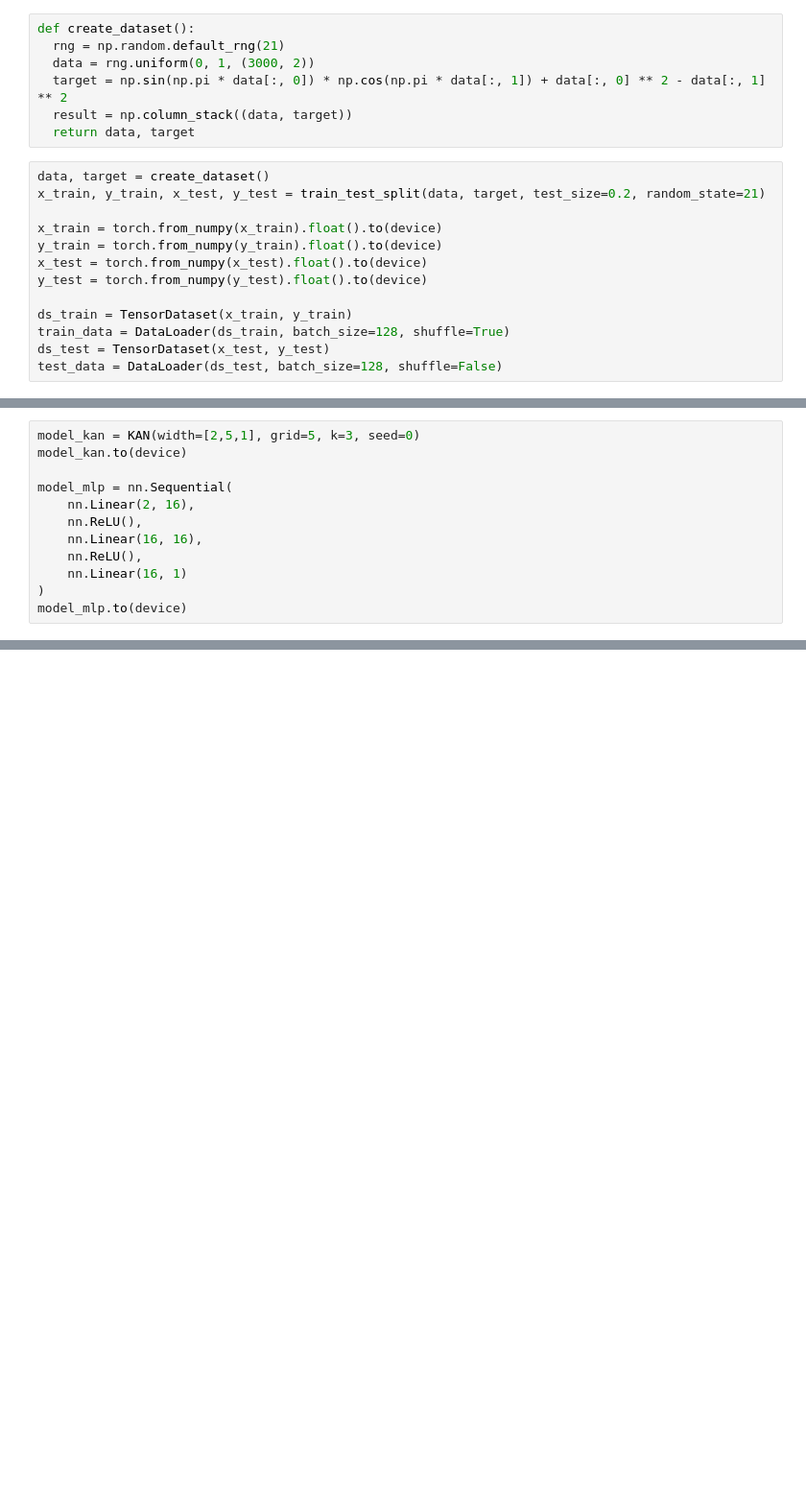
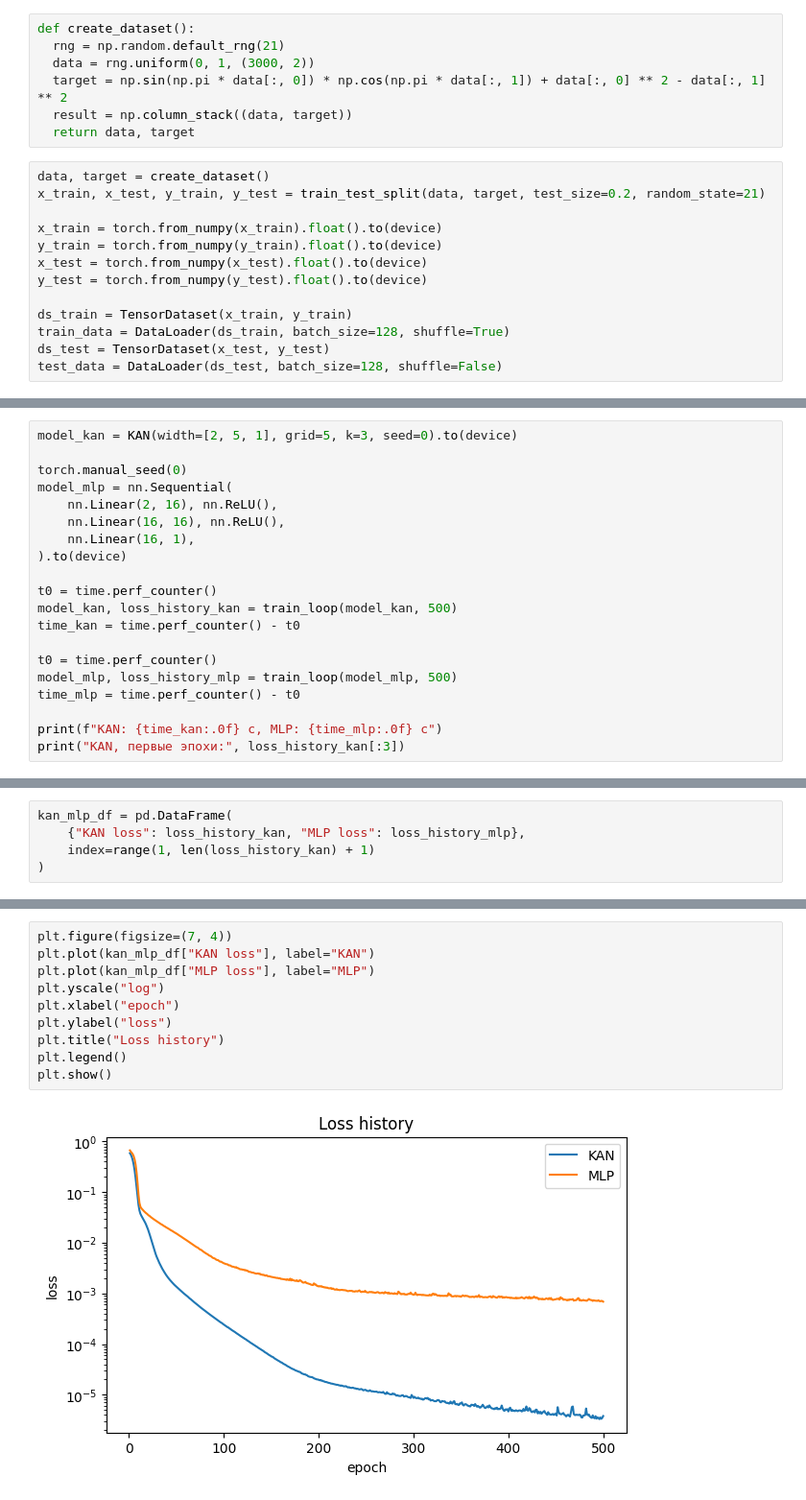
Before and after one commit to CactusDataMafia/dl_sem_7, a Jupyter notebook: Lab1.ipynb, the cells around one changed output, grey strips where cells are left out. Shown at 96% size. Drawn from its saved outputs; the diff is of its cells as text; blank space fills up the shorter version.

```diff
--- a/Lab1.ipynb
+++ b/Lab1.ipynb
@@ -641,7 +640,7 @@ def create_dataset():
   return data, target
 # %%
 data, target = create_dataset()
-x_train, y_train, x_test, y_test = train_test_split(data, target, test_size=0.2, random_state=21)
+x_train, x_test, y_train, y_test = train_test_split(data, target, test_size=0.2, random_state=21)
 
 x_train = torch.from_numpy(x_train).float().to(device)
 y_train = torch.from_numpy(y_train).float().to(device)
@@ -655,15 +680,23 @@ test_data = DataLoader(ds_test, batch_size=128, shuffle=False)
 # %%
-model_kan = KAN(width=[2,5,1], grid=5, k=3, seed=0)
-model_kan.to(device)
+model_kan = KAN(width=[2, 5, 1], grid=5, k=3, seed=0).to(device)
 
+torch.manual_seed(0)
 model_mlp = nn.Sequential(
-    nn.Linear(2, 16),
-    nn.ReLU(),
-    nn.Linear(16, 16),
-    nn.ReLU(),
-    nn.Linear(16, 1)
-)
-model_mlp.to(device)
+    nn.Linear(2, 16), nn.ReLU(),
+    nn.Linear(16, 16), nn.ReLU(),
+    nn.Linear(16, 1),
+).to(device)
+
+t0 = time.perf_counter()
+model_kan, loss_history_kan = train_loop(model_kan, 500)
+time_kan = time.perf_counter() - t0
+
+t0 = time.perf_counter()
+model_mlp, loss_history_mlp = train_loop(model_mlp, 500)
+time_mlp = time.perf_counter() - t0
+
+print(f"KAN: {time_kan:.0f} c, MLP: {time_mlp:.0f} c")
+print("KAN, первые эпохи:", loss_history_kan[:3])
 # %% [output]
 checkpoint directory created: ./model
 saving model version 0.0
@@ -687,0 +705,5 @@ for m in (model_kan, model_mlp):
+# %%
+kan_mlp_df = pd.DataFrame(
+    {"KAN loss": loss_history_kan, "MLP loss": loss_history_mlp},
+    index=range(1, len(loss_history_kan) + 1)
+)
@@ -687,0 +729,12 @@ for m in (model_kan, model_mlp):
+# %%
+plt.figure(figsize=(7, 4))
+plt.plot(kan_mlp_df["KAN loss"], label="KAN")
+plt.plot(kan_mlp_df["MLP loss"], label="MLP")
+plt.yscale("log")
+plt.xlabel("epoch")
+plt.ylabel("loss")
+plt.title("Loss history")
+plt.legend()
+plt.show()
+# %% [output]
+[figure, added]
```
Also changed, not shown: parts of 18 cells of this notebook.
